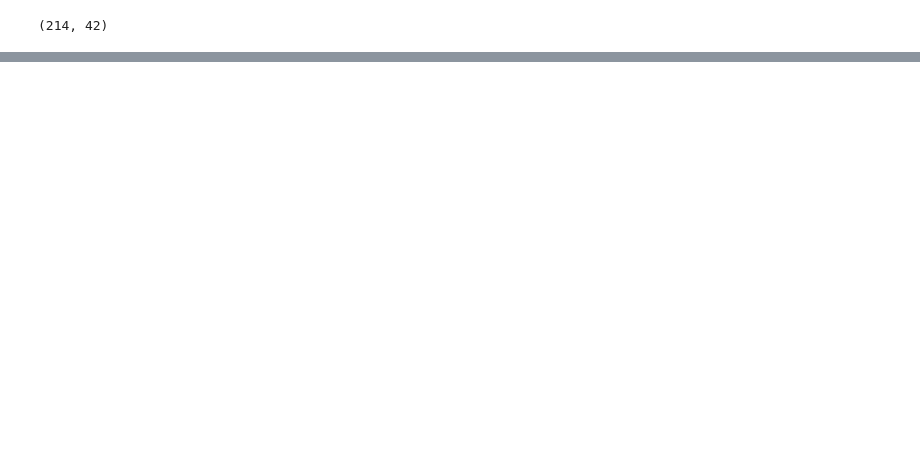
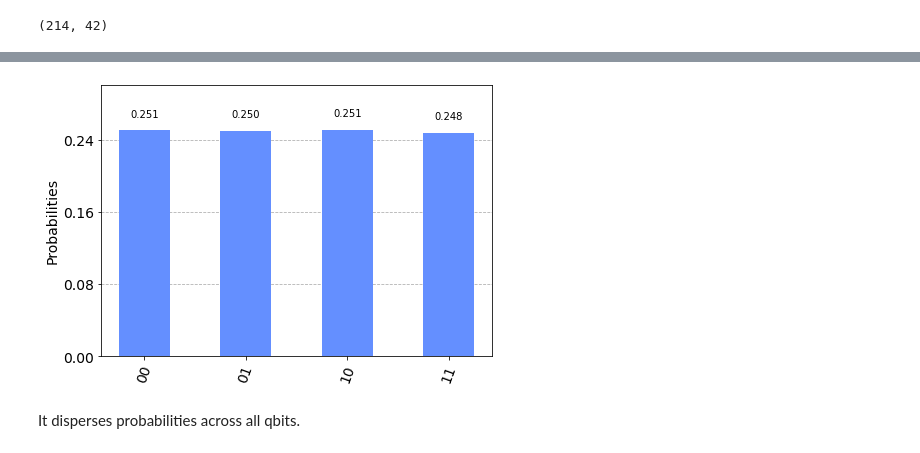
Before and after one commit to NeilKulikov/QComp, a Jupyter notebook: HW002.ipynb, the cells around one changed output, grey strips where cells are left out. Saved outputs shown, nothing was run; the diff lists cells and outputs as text; code cells hidden in the pictures; blank space fills up the shorter version.

```diff
--- a/HW002.ipynb
+++ b/HW002.ipynb
@@ -275,0 +355,16 @@ n_zero, n_ones
+# %%
+qc = qk.QuantumCircuit(2, 2)
+qc.h(range(2))
+qc.cz(0, 1)
+qc.h(range(2))
+qc.z(range(2))
+qc.cz(0, 1)
+qc.h(range(2))
+qc.barrier()
+qc.cz(0, 1)
+qc.h(range(2))
+qc.z(range(2))
+qc.cz(0, 1)
+qc.h(range(2))
+qc.barrier()
+qc.measure(range(2), range(2))
@@ -275,0 +383,10 @@ n_zero, n_ones
+# %%
+res = qk.execute(qc, shots = 65536, backend = simd_backend).result()
+# %%
+stt = res.get_counts()
+# %%
+plot_histogram(stt)
+# %% [output]
+[figure, added]
+# %% [markdown]
+It disperses probabilities across all qbits.
```
Also changed, not shown: parts of 21 cells of this notebook, 1 other file.
